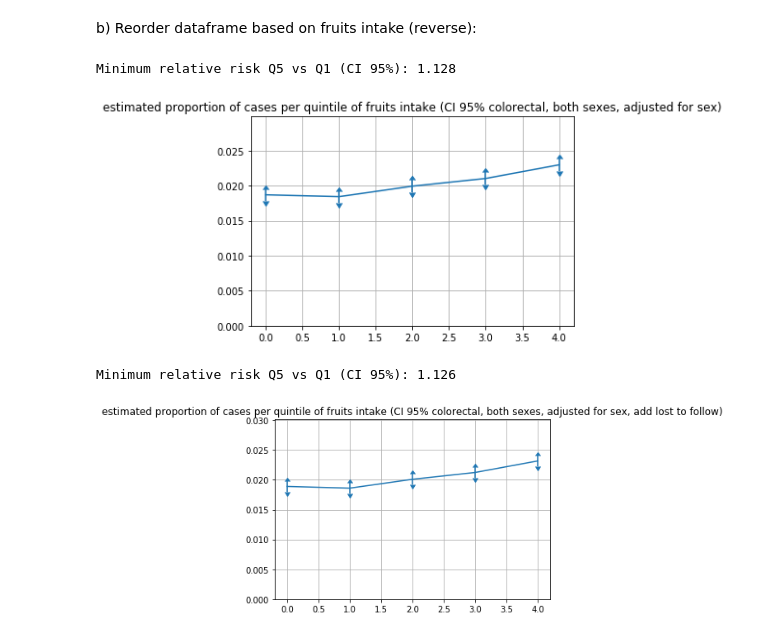
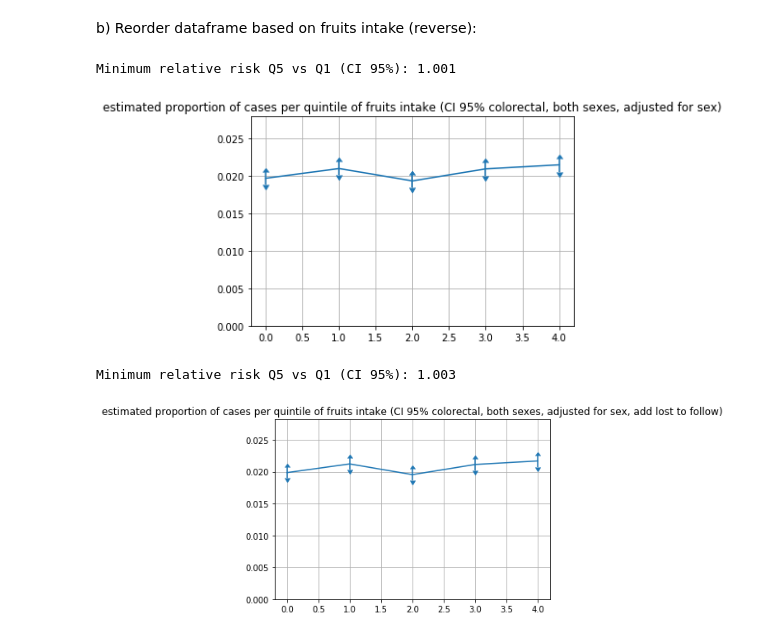
Before and after one commit to muoten/meat-and-cancer, a Jupyter notebook: redmeat_cancer_relative_risk.ipynb, the cells around one changed output. Saved outputs shown, nothing was run; the diff lists cells and outputs as text; code cells hidden in the pictures.

```diff
--- a/redmeat_cancer_relative_risk.ipynb
+++ b/redmeat_cancer_relative_risk.ipynb
@@ -111,4 +116,7 @@ plot_chart2(my_y,n=(N/5)*(1-pman)*np.array([1,1,1,1,1]), title='colorectal, wome
 # %%
+FRUIT_INTAKE_NOISE_SIGMA=0.05
+FRUIT_INTAKE_NOISE_SIGMA=0.5
+
 from sklearn.metrics import mean_absolute_error
 def estimate_by_grid_search(myformula,mygoal):
     range_i=np.arange(0.1,10.0,0.05)
@@ -161,7 +169,7 @@ all_cases_women_redmeat = [57+10+14+42+418+17+100+506+57+87+55+159+80+157+36+51+
 
 def simulate_microdata_intakes(mu_men,sigma_men,Nmen):
     redmeat_intake_men = np.random.lognormal(mu_men,sigma_men,Nmen)
-    fruit_intake_men=np.array([alpha_men/np.power(i,1/beta_men)+np.random.normal(0,0.05) for i in redmeat_intake_men])
+    fruit_intake_men=np.array([alpha_men/np.power(i,1/beta_men)+np.random.normal(0,FRUIT_INTAKE_NOISE_SIGMA) for i in redmeat_intake_men])
 
     dfm = pd.DataFrame()
     dfm['redmeat']=np.sort(redmeat_intake_men)
@@ -293,16 +301,16 @@ Minimum relative risk Q5 vs Q1 (CI 95%): 1.162
 # %% [markdown]
 b) Reorder dataframe based on fruits intake (reverse):
 # %%
-df=df.sort_values(by='fruit', ascending=False).reset_index()
+df= df.drop('index',axis=1).sort_values(by='fruit',ascending=False).reset_index()
 colorectal_cases_men_fruit_syn = [df[(df.gender=='M') & (df.index>=i) & (df.index<j)].colorectal_cancer.sum() for (i,j) in myidx]
 colorectal_cases_women_fruit_syn = [df[(df.gender=='W') & (df.index>=i) & (df.index<j)].colorectal_cancer.sum() for (i,j) in myidx]
 
 my_y = np.array((colorectal_cases_men_fruit_syn/(1-pwoman2))+(colorectal_cases_women_fruit_syn/(pwoman2)))
 plot_chart2(my_y,n=(N/5)*np.array([1,1,1,1,1]),kind='fruits',title='colorectal, both sexes, adjusted for sex', grid=True)
 print("Minimum relative risk Q5 vs Q1 (CI 95%): {:.4}".format(ratio_q5_to_q1(N,my_y)))
 # %% [output]
-Minimum relative risk Q5 vs Q1 (CI 95%): 1.128
+Minimum relative risk Q5 vs Q1 (CI 95%): 1.001
-[figure, old version]
+[figure, new version]
 # %%
 loss_to_follow_men_fruit_syn,loss_to_follow_women_fruit_syn=guess_estimate_loss_to_follow(df)
 
@@ -310,5 +318,5 @@ my_y = np.array(((colorectal_cases_men_fruit_syn+loss_to_follow_men_fruit_syn)/(
 plot_chart2(my_y, n=(N/5)*np.array([1,1,1,1,1]), kind='fruits',title='colorectal, both sexes, adjusted for sex, add lost to follow', grid=True)
 print("Minimum relative risk Q5 vs Q1 (CI 95%): {:.4}".format(ratio_q5_to_q1(N,my_y)))
 # %% [output]
-Minimum relative risk Q5 vs Q1 (CI 95%): 1.126
+Minimum relative risk Q5 vs Q1 (CI 95%): 1.003
-[figure, old version]
+[figure, new version]
```
Also changed, not shown: parts of 21 cells of this notebook.
